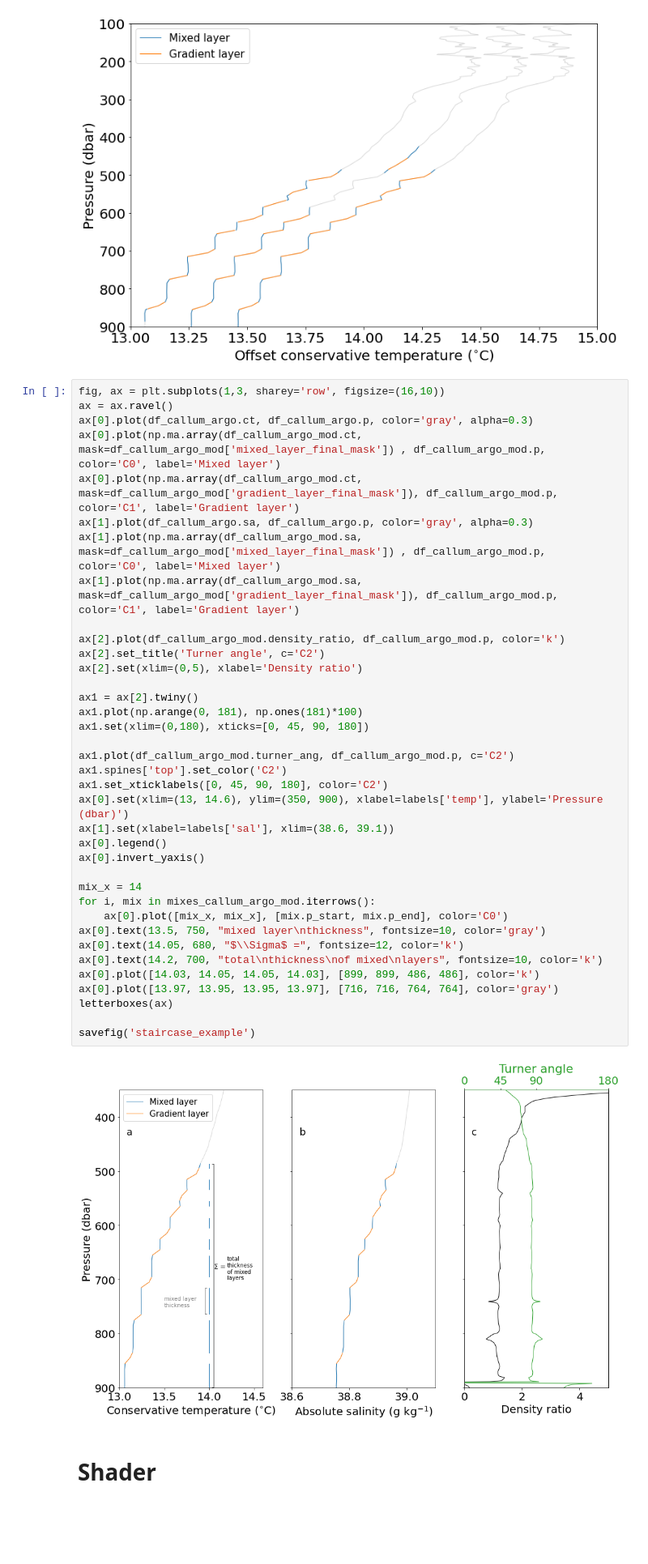
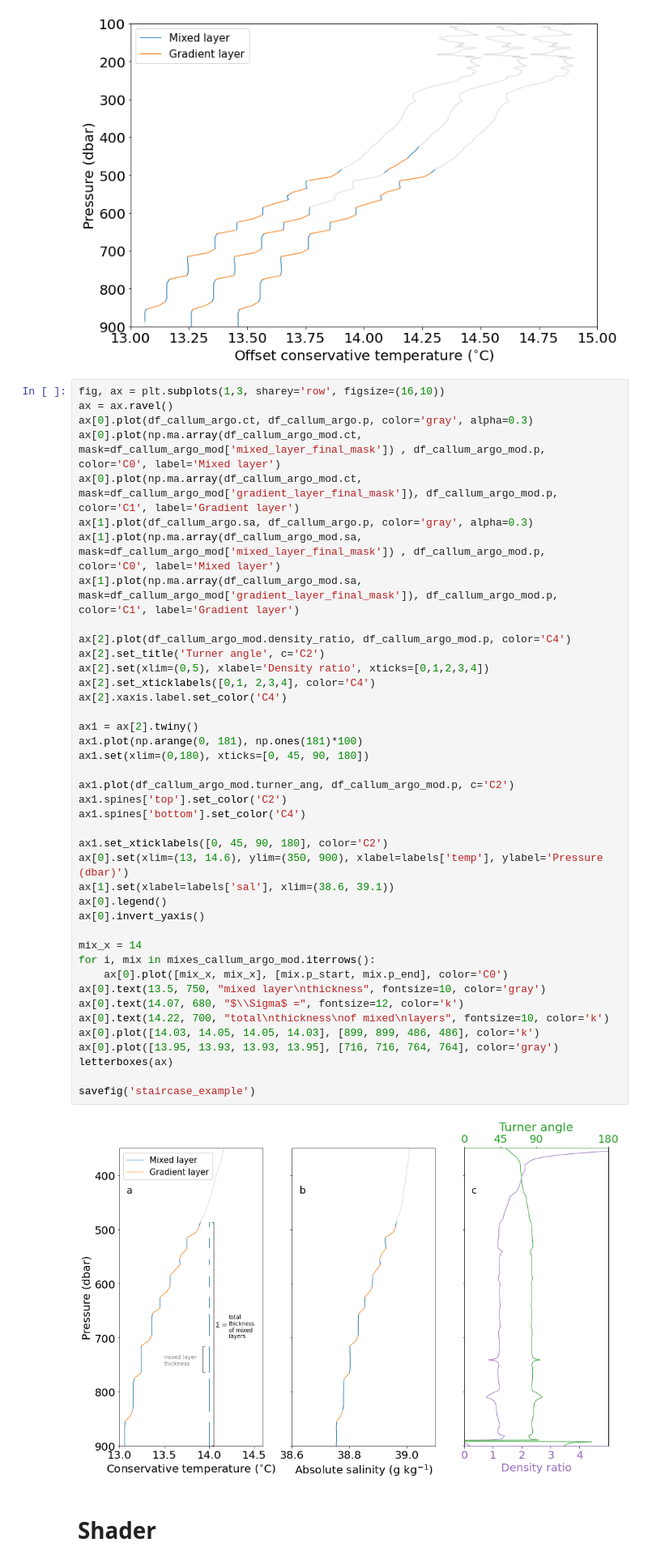
Before and after one commit to callumrollo/eurec4a-thermohaline-figures, a Jupyter notebook: create_figures.ipynb, the cells around one changed output. Shown at 81% size. Drawn from its saved outputs; the diff is of its cells as text; blank space fills up the shorter version.

```diff
--- a/create_figures.ipynb
+++ b/create_figures.ipynb
@@ -587,38 +590,42 @@ ax = ax.ravel()
 ax[0].plot(df_callum_argo.ct, df_callum_argo.p, color='gray', alpha=0.3)
 ax[0].plot(np.ma.array(df_callum_argo_mod.ct, mask=df_callum_argo_mod['mixed_layer_final_mask']) , df_callum_argo_mod.p, color='C0', label='Mixed layer')
 ax[0].plot(np.ma.array(df_callum_argo_mod.ct, mask=df_callum_argo_mod['gradient_layer_final_mask']), df_callum_argo_mod.p, color='C1', label='Gradient layer')
 ax[1].plot(df_callum_argo.sa, df_callum_argo.p, color='gray', alpha=0.3)
 ax[1].plot(np.ma.array(df_callum_argo_mod.sa, mask=df_callum_argo_mod['mixed_layer_final_mask']) , df_callum_argo_mod.p, color='C0', label='Mixed layer')
 ax[1].plot(np.ma.array(df_callum_argo_mod.sa, mask=df_callum_argo_mod['gradient_layer_final_mask']), df_callum_argo_mod.p, color='C1', label='Gradient layer')
 
-ax[2].plot(df_callum_argo_mod.density_ratio, df_callum_argo_mod.p, color='k')
+ax[2].plot(df_callum_argo_mod.density_ratio, df_callum_argo_mod.p, color='C4')
 ax[2].set_title('Turner angle', c='C2')
-ax[2].set(xlim=(0,5), xlabel='Density ratio')
+ax[2].set(xlim=(0,5), xlabel='Density ratio', xticks=[0,1,2,3,4])
+ax[2].set_xticklabels([0,1, 2,3,4], color='C4')
+ax[2].xaxis.label.set_color('C4')
 
 ax1 = ax[2].twiny()
 ax1.plot(np.arange(0, 181), np.ones(181)*100)
 ax1.set(xlim=(0,180), xticks=[0, 45, 90, 180])
 
 ax1.plot(df_callum_argo_mod.turner_ang, df_callum_argo_mod.p, c='C2')
 ax1.spines['top'].set_color('C2')
+ax1.spines['bottom'].set_color('C4')
+
 ax1.set_xticklabels([0, 45, 90, 180], color='C2')
 ax[0].set(xlim=(13, 14.6), ylim=(350, 900), xlabel=labels['temp'], ylabel='Pressure (dbar)')
 ax[1].set(xlabel=labels['sal'], xlim=(38.6, 39.1))
 ax[0].legend()
 ax[0].invert_yaxis()
 
 mix_x = 14
 for i, mix in mixes_callum_argo_mod.iterrows():
     ax[0].plot([mix_x, mix_x], [mix.p_start, mix.p_end], color='C0')
 ax[0].text(13.5, 750, "mixed layer\nthickness", fontsize=10, color='gray')
-ax[0].text(14.05, 680, "$\\Sigma$ =", fontsize=12, color='k')
-ax[0].text(14.2, 700, "total\nthickness\nof mixed\nlayers", fontsize=10, color='k')
+ax[0].text(14.07, 680, "$\\Sigma$ =", fontsize=12, color='k')
+ax[0].text(14.22, 700, "total\nthickness\nof mixed\nlayers", fontsize=10, color='k')
 ax[0].plot([14.03, 14.05, 14.05, 14.03], [899, 899, 486, 486], color='k')
-ax[0].plot([13.97, 13.95, 13.95, 13.97], [716, 716, 764, 764], color='gray')
+ax[0].plot([13.95, 13.93, 13.93, 13.95], [716, 716, 764, 764], color='gray')
 letterboxes(ax)
 
 savefig('staircase_example')
 # %% [output]
-[figure, old version]
+[figure, new version]
 # %% [markdown]
 # Shader
```
Also changed, not shown: parts of 20 cells of this notebook.
